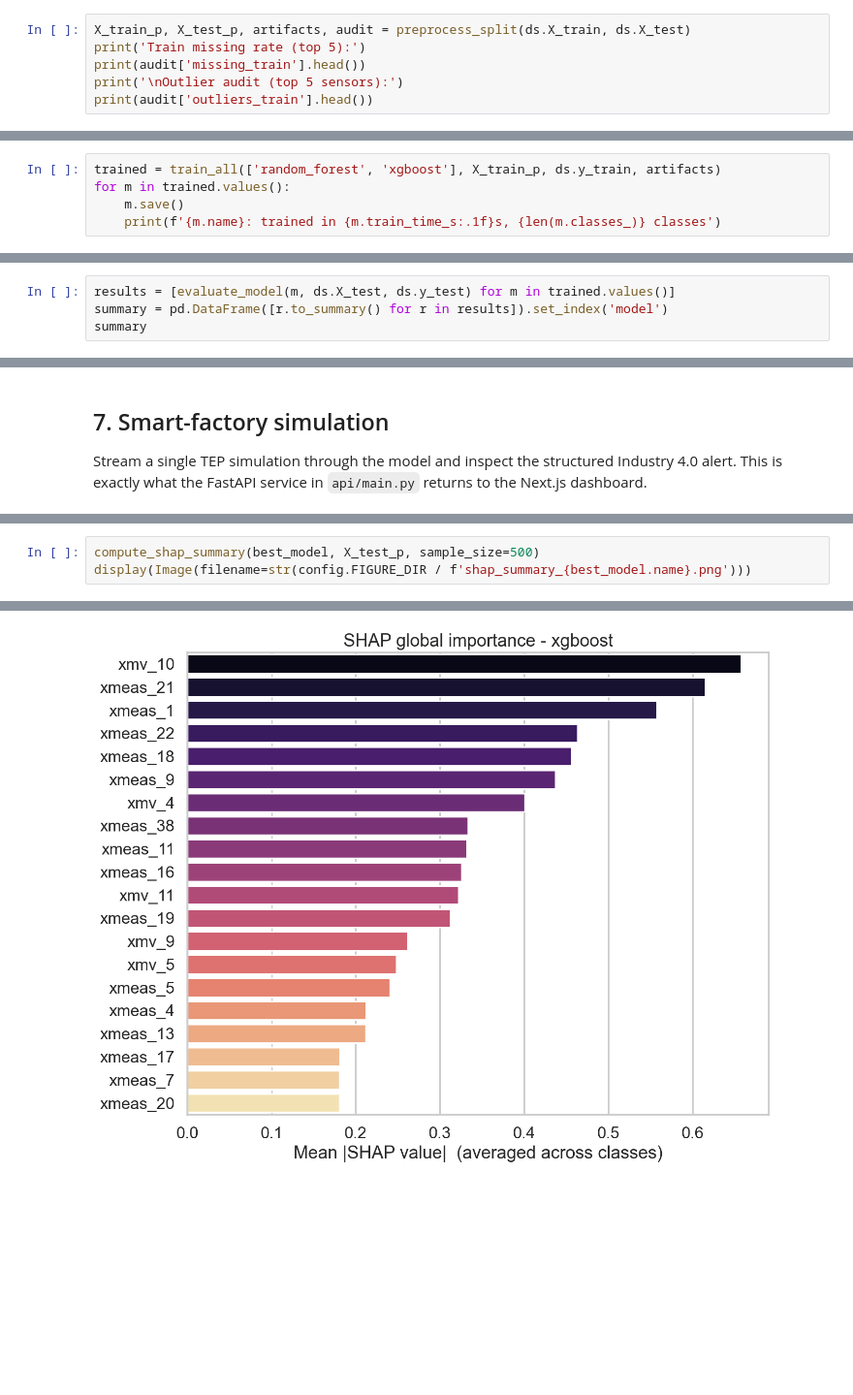
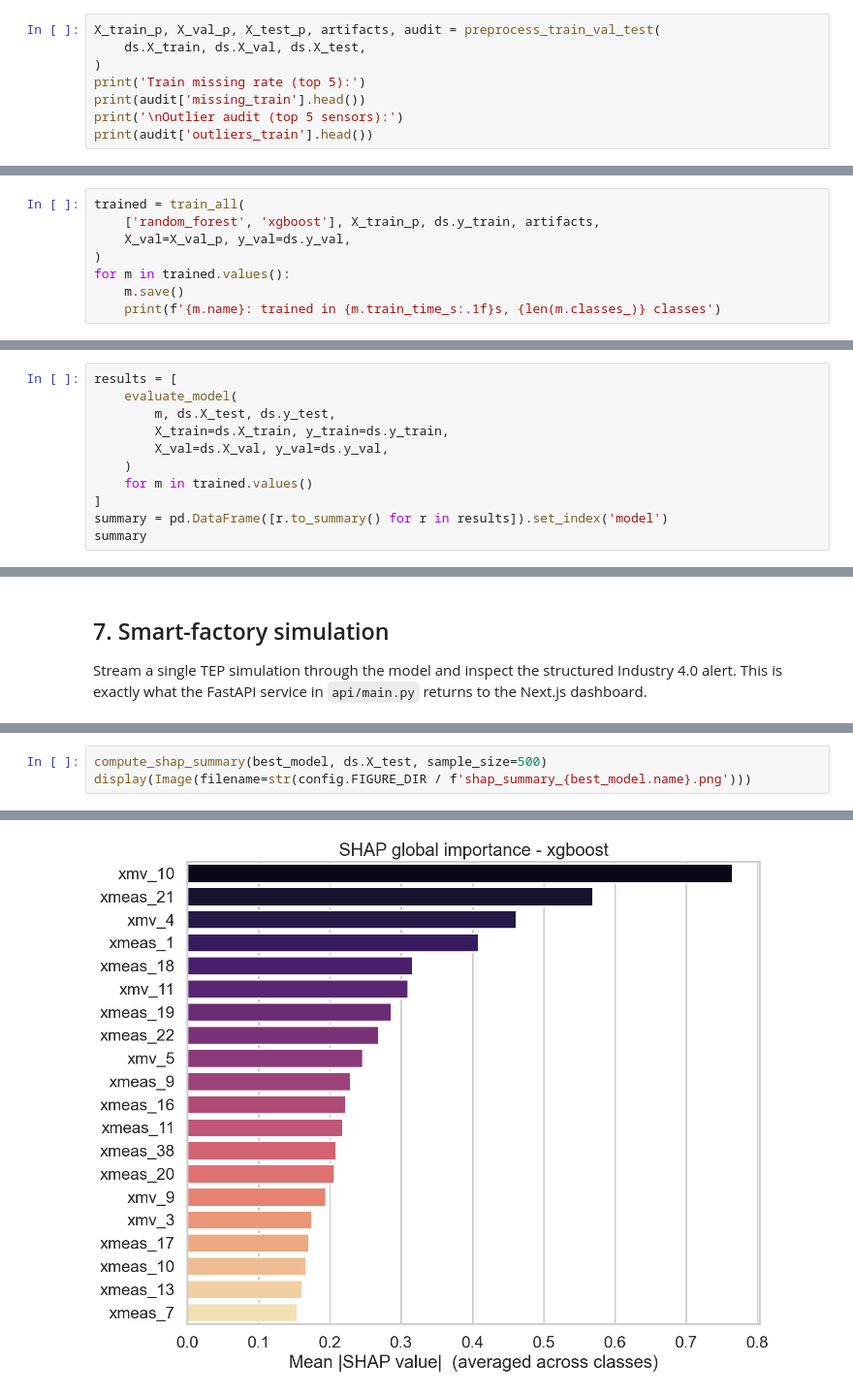
Before and after one commit to Lithika-Ramesh/Deploy-Chemical, a Jupyter notebook: notebooks/tep_pipeline.ipynb, the cells around one changed output, grey strips where cells are left out. Shown at 97% size. Cells and saved outputs as stored; diff of their text form; blank space fills up the shorter version.

```diff
--- a/notebooks/tep_pipeline.ipynb
+++ b/notebooks/tep_pipeline.ipynb
@@ -86,7 +95,9 @@ Summary: {'train_rows': 202000, 'test_rows': 169600, 'n_features': 52, 'n_classe
 * StandardScaler (fitted on train only - no leakage),
 * outlier audit (`|z| > 6`).
 # %%
-X_train_p, X_test_p, artifacts, audit = preprocess_split(ds.X_train, ds.X_test)
+X_train_p, X_val_p, X_test_p, artifacts, audit = preprocess_train_val_test(
+    ds.X_train, ds.X_val, ds.X_test,
+)
 print('Train missing rate (top 5):')
 print(audit['missing_train'].head())
 print('\nOutlier audit (top 5 sensors):')
@@ -127,7 +138,10 @@ plot_feature_variance(X_train_p);               plt.show()
 # %% [markdown]
 ## 4. Train Random Forest + XGBoost
 # %%
-trained = train_all(['random_forest', 'xgboost'], X_train_p, ds.y_train, artifacts)
+trained = train_all(
+    ['random_forest', 'xgboost'], X_train_p, ds.y_train, artifacts,
+    X_val=X_val_p, y_val=ds.y_val,
+)
 for m in trained.values():
     m.save()
     print(f'{m.name}: trained in {m.train_time_s:.1f}s, {len(m.classes_)} classes')
@@ -143,7 +157,14 @@ xgboost: trained in 102.0s, 21 classes
 # %% [markdown]
 ## 5. Evaluate on the held-out TEP testing set
 # %%
-results = [evaluate_model(m, ds.X_test, ds.y_test) for m in trained.values()]
+results = [
+    evaluate_model(
+        m, ds.X_test, ds.y_test,
+        X_train=ds.X_train, y_train=ds.y_train,
+        X_val=ds.X_val, y_val=ds.y_val,
+    )
+    for m in trained.values()
+]
 summary = pd.DataFrame([r.to_summary() for r in results]).set_index('model')
 summary
 # %% [output]
@@ -177,4 +208,4 @@ plot_feature_importance(best_model, top_n=20); plt.show()
 # %%
-compute_shap_summary(best_model, X_test_p, sample_size=500)
+compute_shap_summary(best_model, ds.X_test, sample_size=500)
 display(Image(filename=str(config.FIGURE_DIR / f'shap_summary_{best_model.name}.png')))
 # %% [output]
@@ -183,4 +214,4 @@ display(Image(filename=str(config.FIGURE_DIR / f'shap_summary_{best_model.name}.
-[figure, old version]
+[figure, new version]
 # %%
 features, meta = stream_simulation_run(fault_number=4, split='testing', random_state=7)
 alert = build_alert(features.iloc[300], best_model,
```
Also changed, not shown: parts of 15 cells of this notebook, 12 other files.
